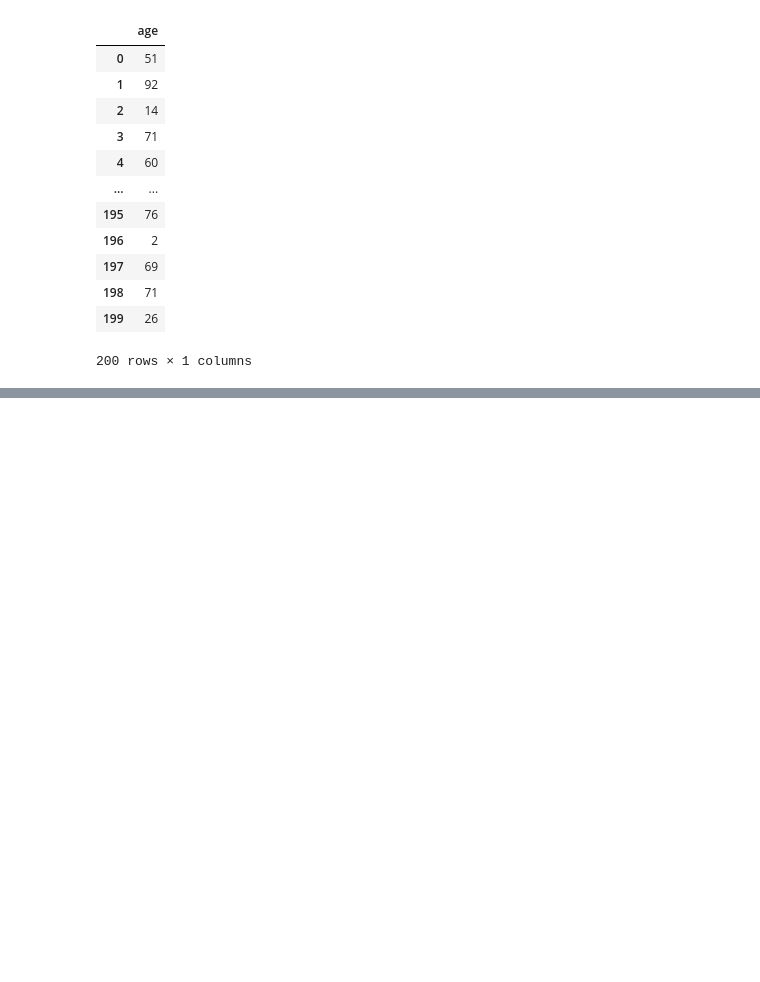
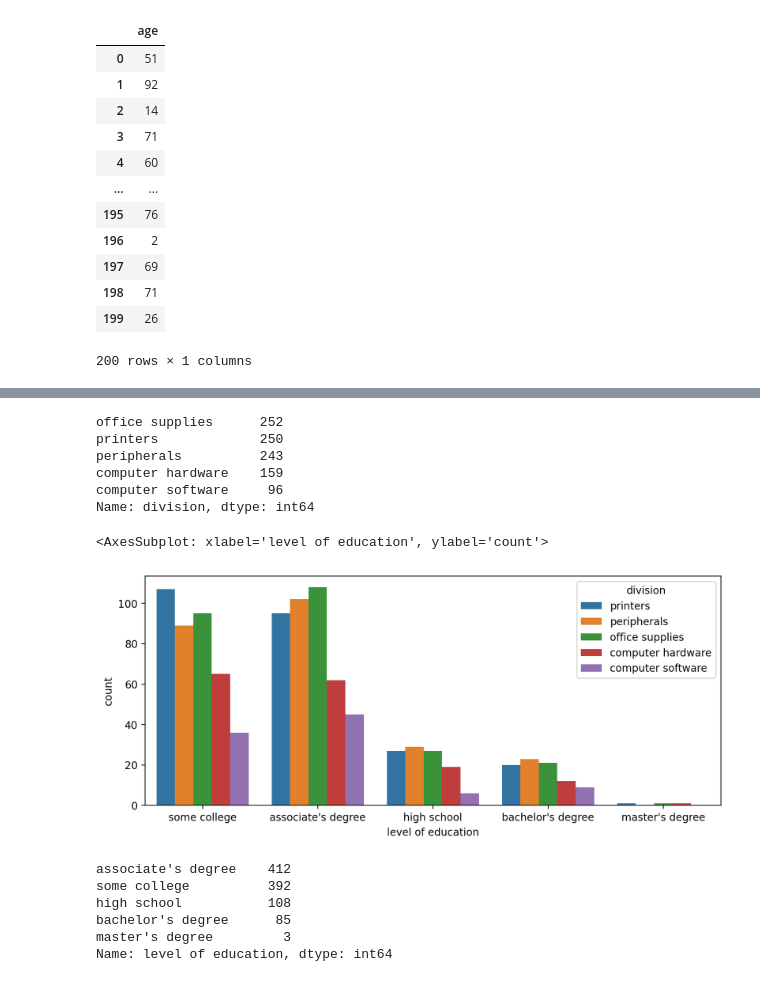
Before and after one commit to luyenquoc/Python-code-, a Jupyter notebook: Seaborn.ipynb, the cells around one changed output, grey strips where cells are left out. Saved outputs shown, nothing was run; the diff lists cells and outputs as text; code cells hidden in the pictures; blank space fills up the shorter version.

```diff
--- a/Seaborn.ipynb
+++ b/Seaborn.ipynb
@@ -103,0 +104,24 @@ This will become an error in seaborn v0.14.0; please update your code.
+# %%
+df['division'].value_counts()
+# %% [output]
+office supplies      252
+printers             250
+peripherals          243
+computer hardware    159
+computer software     96
+Name: division, dtype: int64
+# %%
+plt.figure(figsize=(10,4),dpi=200)
+sns.countplot(data=df,x='level of education',hue = 'division')
+# %% [output]
+<AxesSubplot: xlabel='level of education', ylabel='count'>
+[figure, added]
+# %%
+df['level of education'].value_counts()
+# %% [output]
+associate's degree    412
+some college          392
+high school           108
+bachelor's degree      85
+master's degree         3
+Name: level of education, dtype: int64
```
Also changed, not shown: parts of 9 cells of this notebook, 1 other file.
